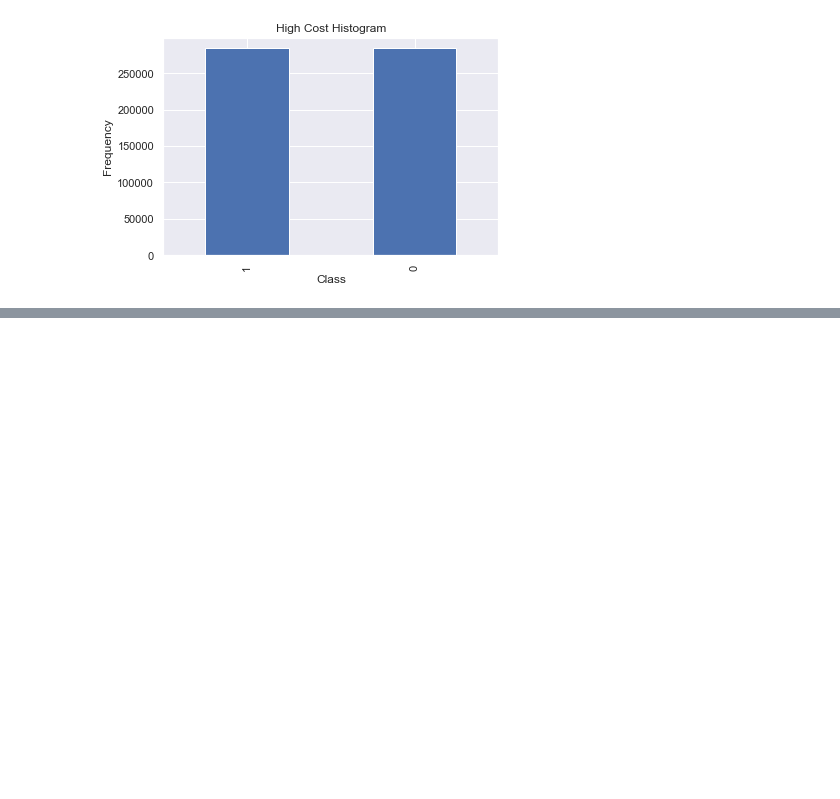
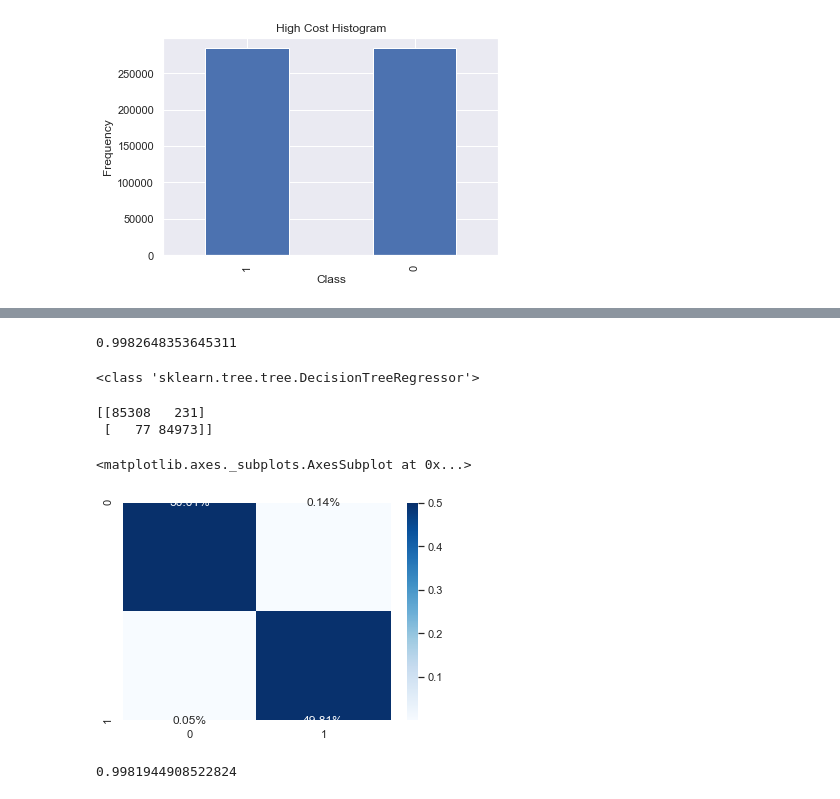
Before and after one commit to Bewelina/CC_FRAUD, a Jupyter notebook: Kod v1.ipynb, the cells around one changed output, grey strips where cells are left out. Cells and saved outputs as stored; diff of their text form; code cells hidden in the pictures; blank space fills up the shorter version.

```diff
--- a/Kod v1.ipynb
+++ b/Kod v1.ipynb
@@ -120,0 +132,6 @@ dtype: int64
+# %%
+# Model regresji logistycznej
+from sklearn import linear_model
+lr = linear_model.LogisticRegression(C=1e5)
+# %%
+lr.fit(x_train, y_train)
@@ -120,0 +170,30 @@ dtype: int64
+# %%
+print(accuracy_score(y_test,y_pred_ddG ))
+# %% [output]
+0.9982648353645311
+# %%
+# Model regresora drzewa decyzyjnego - błąd średniokwadratowy MSE
+from sklearn.tree import DecisionTreeRegressor
+drzewo_reg = DecisionTreeRegressor(criterion="mse")
+model_drzewo_mse = drzewo_reg.fit(x_train, y_train)
+# %%
+print(DecisionTreeRegressor)
+# %% [output]
+<class 'sklearn.tree.tree.DecisionTreeRegressor'>
+# %%
+y_pred_ddmse  = model_drzewo_mse.predict(x_test)
+# %%
+print(confusion_matrix(y_test,y_pred_ddmse ))
+# %% [output]
+[[85308   231]
+ [   77 84973]]
+# %%
+cm1 = confusion_matrix(y_test, y_pred_ddmse)
+sb.heatmap(cm1/np.sum(cm1), annot = True, fmt='0.2%',cmap='Blues')
+# %% [output]
+<matplotlib.axes._subplots.AxesSubplot at 0x...>
+[figure, added]
+# %%
+print(accuracy_score(y_test,y_pred_ddmse ))
+# %% [output]
+0.9981944908522824
```
Also changed, not shown: parts of 19 cells of this notebook.
